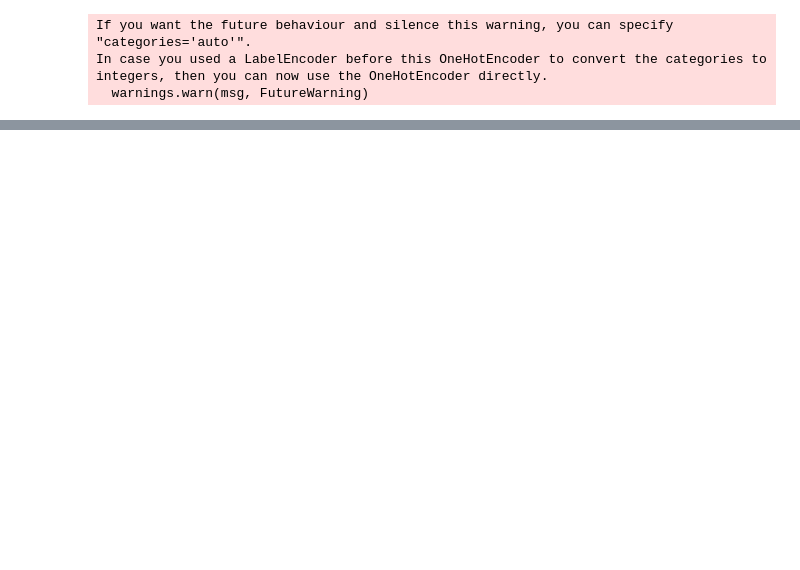
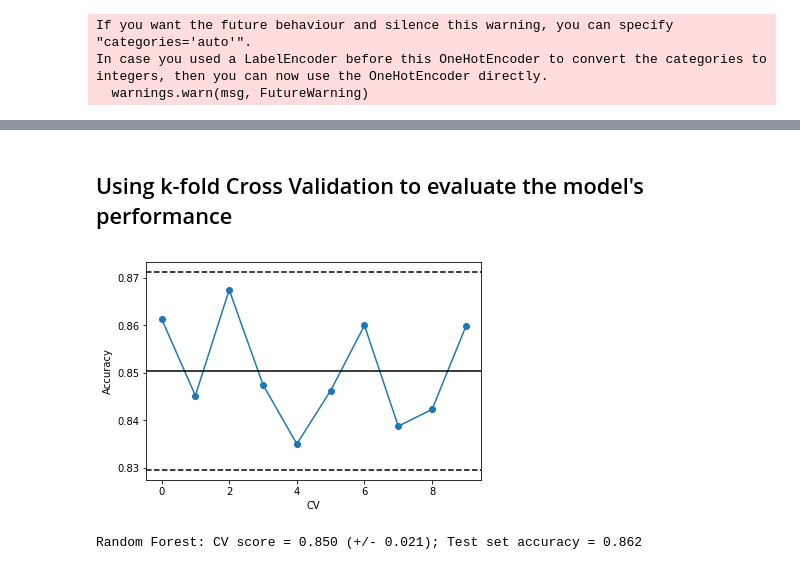
Before and after one commit to dxcv/Churn_Modeling, a Jupyter notebook: RandomForest.ipynb, the cells around one changed output, grey strips where cells are left out. Saved outputs shown, nothing was run; the diff lists cells and outputs as text; code cells hidden in the pictures; blank space fills up the shorter version.

```diff
--- a/RandomForest.ipynb
+++ b/RandomForest.ipynb
@@ -173,0 +117,25 @@ array([False])
+# %% [markdown]
+## Using k-fold Cross Validation to evaluate the model's performance
+# %%
+# Applying k-fold Cross Validation
+from sklearn.model_selection import cross_val_score
+def cv_score(clf, X, y, cv):
+    accuracies = cross_val_score(estimator = clf, X = X, y = y, cv = cv)
+    plt.plot(accuracies, '-o')
+    plt.axhline(accuracies.mean(), color = 'black', ls = '-')
+    plt.axhline(accuracies.mean() + 2 * accuracies.std(), color = 'black', ls = '--')
+    plt.axhline(accuracies.mean() - 2 * accuracies.std(), color = 'black', ls = '--')
+    plt.xlabel('CV')
+    plt.ylabel('Accuracy')
+    plt.show()
+    return [accuracies.mean(), accuracies.std()]
+# %%
+from sklearn.ensemble import RandomForestClassifier
+classifier = RandomForestClassifier(n_estimators = 10, criterion = 'entropy', random_state = 0)
+Forest_score = cv_score(clf = classifier, X = X_train, y = y_train, cv = 10)
+classifier.fit(X_train, y_train)
+Forest_score.append(classifier.score(X_test, y_test))
+print('Random Forest(10 decision trees): CV score = %0.3f (+/- %0.3f); Test set accuracy = %0.3f' % (Forest_score[0], 2 * Forest_score[1], Forest_score[2]))
+# %% [output]
+[figure, added]
+Random Forest: CV score = 0.850 (+/- 0.021); Test set accuracy = 0.862
```
Also changed, not shown: parts of 16 cells of this notebook, 2 other files.
